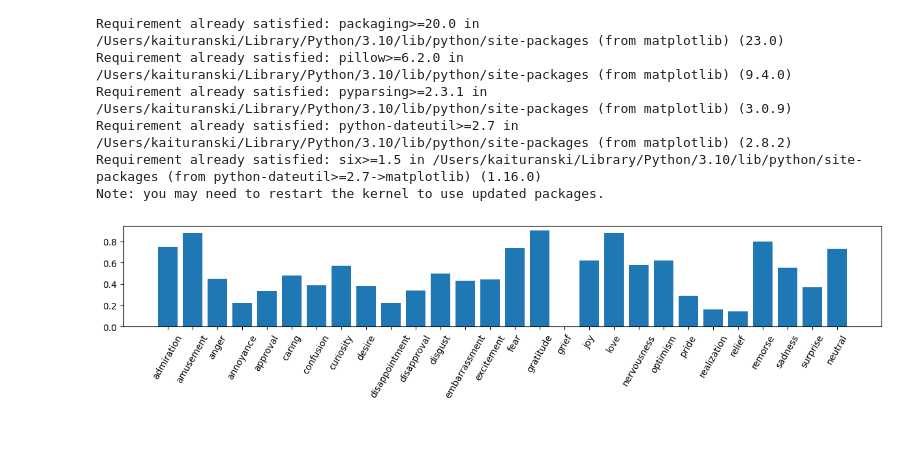
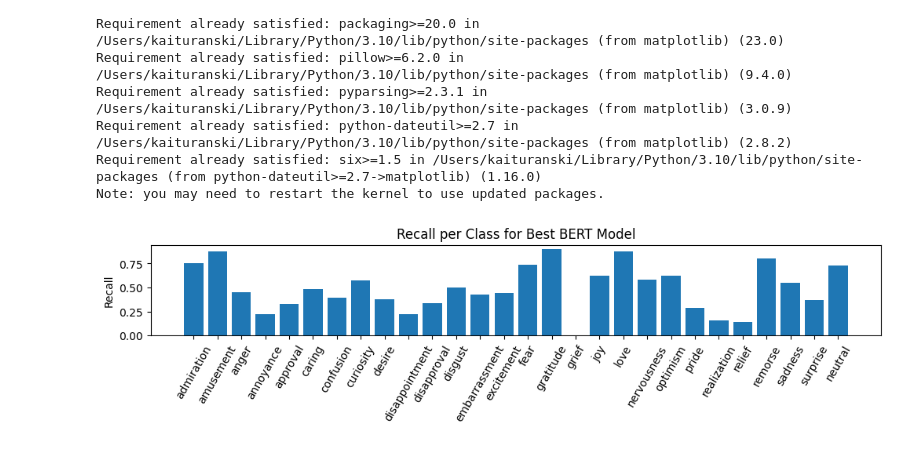
Before and after one commit to kailaidescope/COMP-551-A4, a Jupyter notebook: python/BERT_experiments/graphing_results.ipynb, the cells around one changed output. Drawn from its saved outputs; the diff is of its cells as text; code cells hidden in the pictures.

```diff
--- a/python/BERT_experiments/graphing_results.ipynb
+++ b/python/BERT_experiments/graphing_results.ipynb
@@ -59,11 +59,11 @@ for key in range(28):
 # %%
 import matplotlib.pyplot as plt
 
-plt.figure(figsize=(15, 2))
+plt.figure(figsize=(12, 1.5))
 plt.bar(label_strings, recall)
 plt.ylabel("Recall")
-plt.title("Recall per class")
+plt.title("Recall per Class for Best BERT Model")
 plt.xticks(rotation=60)
 plt.show()
 # %% [output]
-[figure, old version]
+[figure, new version]
```
